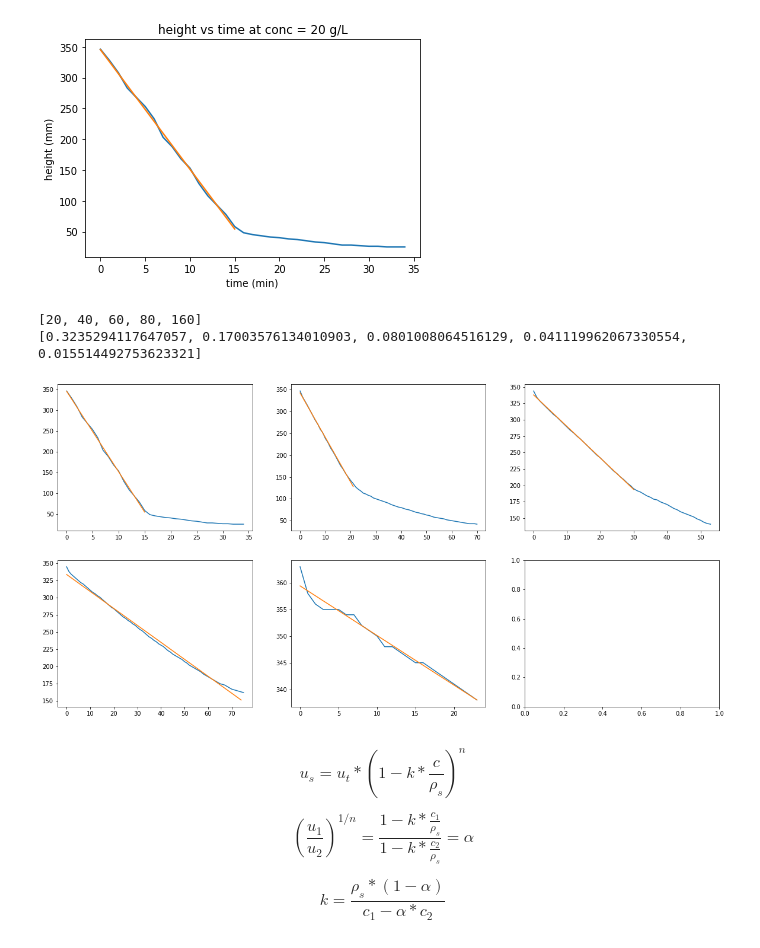
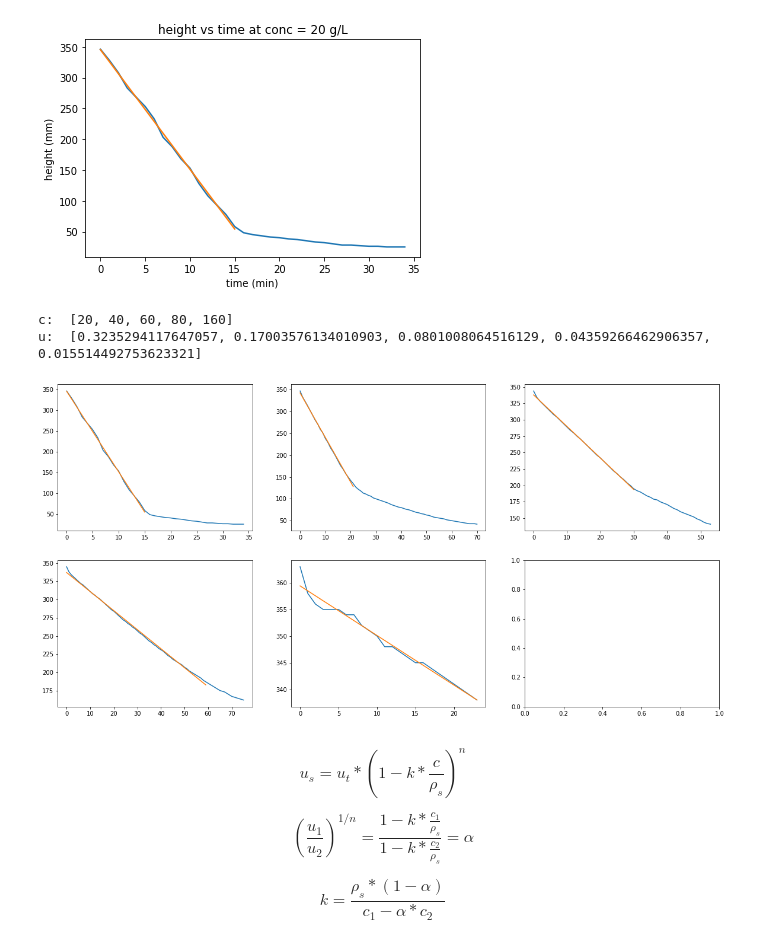
Before and after one commit to relaxxpls/CL333-ChE-Lab-2, a Jupyter notebook: FM302/solve.ipynb, the cells around one changed output. Cells and saved outputs as stored; diff of their text form; code cells hidden in the pictures.

```diff
--- a/FM302/solve.ipynb
+++ b/FM302/solve.ipynb
@@ -41,55 +41,55 @@ D_p = (18 * eta_l * u_s / g / Re_p)**0.5 # particle diameter
 u_s = 0.3235294117647057 mm/s
 [figure]
 # %%
-c = [20, 40, 60, 80, 160]
+c = [20, 40, 60, 80, 160] # concentration (kg/m^3)
 u = [0] * len(c)
 
 fig, ax = plt.subplots(2, 3, figsize=(20, 10))
 
 # C = 20 g/L
-tt_20 = 16
-m_20, c_20 = np.polyfit(df['t'][:tt_20], df['h_20'][:tt_20], 1)
+slice_20 = slice(0, 16)
+m_20, c_20 = np.polyfit(df['t'][slice_20], df['h_20'][slice_20], 1)
 u[0] = -1 * m_20 / 60
 
 ax[0][0].plot(df['t'], df['h_20'])
-ax[0][0].plot(df['t'][:tt_20], m_20*df['t'][:tt_20] + c_20)
+ax[0][0].plot(df['t'][slice_20], m_20*df['t'][slice_20] + c_20)
 
 # C = 40 g/L
-tt_40 = 22
-m_40, c_40 = np.polyfit(df['t'][:tt_40], df['h_40'][:tt_40], 1)
+slice_40 = slice(0, 22)
+m_40, c_40 = np.polyfit(df['t'][slice_40], df['h_40'][slice_40], 1)
 u[1] = -1 * m_40 / 60
 
 ax[0][1].plot(df['t'], df['h_40'])
-ax[0][1].plot(df['t'][:tt_40], m_40*df['t'][:tt_40] + c_40)
+ax[0][1].plot(df['t'][slice_40], m_40*df['t'][slice_40] + c_40)
 
 # C = 60 g/L
-tt_60 = 31
-m_60, c_60 = np.polyfit(df['t'][:tt_60], df['h_60'][:tt_60], 1)
+slice_60 = slice(0, 31)
+m_60, c_60 = np.polyfit(df['t'][slice_60], df['h_60'][slice_60], 1)
 u[2] = -1 * m_60 / 60
 
 ax[0][2].plot(df['t'], df['h_60'])
-ax[0][2].plot(df['t'][:tt_60], m_60*df['t'][:tt_60] + c_60)
+ax[0][2].plot(df['t'][slice_60], m_60*df['t'][slice_60] + c_60)
 
 # C = 80 g/L
-tt_80 = 75
-m_80, c_80 = np.polyfit(df['t'][:tt_80], df['h_80'][:tt_80], 1)
+slice_80 = slice(0, 60)
+m_80, c_80 = np.polyfit(df['t'][slice_80], df['h_80'][slice_80], 1)
 u[3] = -1 * m_80 / 60
 ax[1][0].plot(df['t'], df['h_80'])
-ax[1][0].plot(df['t'][:tt_80], m_80*df['t'][:tt_80] + c_80)
+ax[1][0].plot(df['t'][slice_80], m_80*df['t'][slice_80] + c_80)
 
 # C = 160 g/L
-tt_160 = 24
-m_160, c_160 = np.polyfit(df['t'][:tt_160], df['h_160'][:tt_160], 1)
+slice_160 = slice(0, 24)
+m_160, c_160 = np.polyfit(df['t'][slice_160], df['h_160'][slice_160], 1)
 u[4] = -1 * m_160 / 60
 ax[1][1].plot(df['t'], df['h_160'])
-ax[1][1].plot(df['t'][:tt_160], m_160*df['t'][:tt_160] + c_160)
+ax[1][1].plot(df['t'][slice_160], m_160*df['t'][slice_160] + c_160)
 
-print(c)
-print(u)
+print("c: ", c)
+print("u: ", u)
 # %% [output]
-[20, 40, 60, 80, 160]
-[0.3235294117647057, 0.17003576134010903, 0.0801008064516129, 0.041119962067330554, 0.015514492753623321]
+c:  [20, 40, 60, 80, 160]
+u:  [0.3235294117647057, 0.17003576134010903, 0.0801008064516129, 0.04359266462906357, 0.015514492753623321]
-[figure, old version]
+[figure, new version]
 # %% [markdown]
 $$
     u_s = u_t * (1 - k * \frac{c}{\rho_s})^n
```
Also changed, not shown: parts of 2 cells of this notebook.
